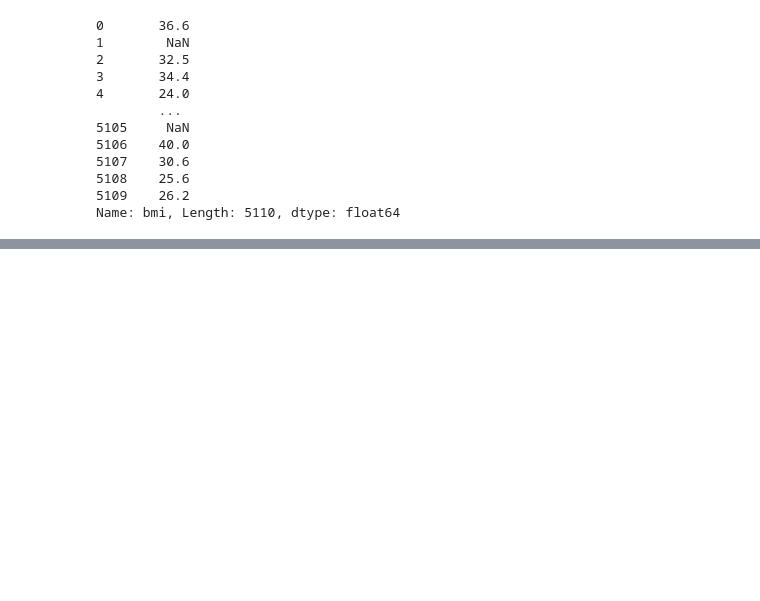
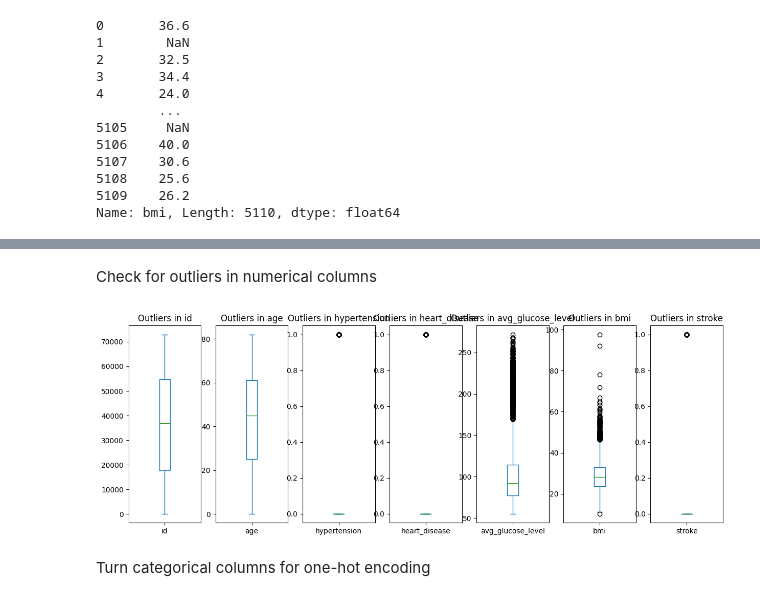
Before and after one commit to dot-william/ml-django-integration, a Jupyter notebook: stroke/StrokeClassification.ipynb, the cells around one changed output, grey strips where cells are left out. Cells and saved outputs as stored; diff of their text form; code cells hidden in the pictures; blank space fills up the shorter version.

```diff
--- a/stroke/StrokeClassification.ipynb
+++ b/stroke/StrokeClassification.ipynb
@@ -156,0 +170,16 @@ stroke_df.head()
+# %% [markdown]
+Check for outliers in numerical columns
+# %%
+# Plot boxplots for each numerical column to show outliers
+fig, axes = plt.subplots(1, len(numerical_columns), figsize=(15, 5))
+
+# Original columns
+for ax, col in zip(axes, numerical_columns):
+    stroke_df[col].plot(kind='box', ax=ax)
+    ax.set_title(f'Outliers in {col}')
+
+plt.show()
+# %% [output]
+[figure, added]
+# %% [markdown]
+Turn categorical columns for one-hot encoding
```
Also changed, not shown: parts of 4 cells of this notebook, 1 other file.
